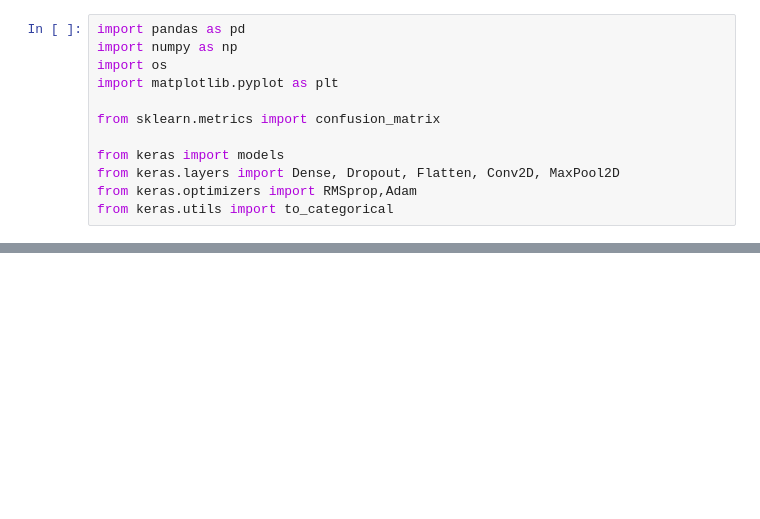
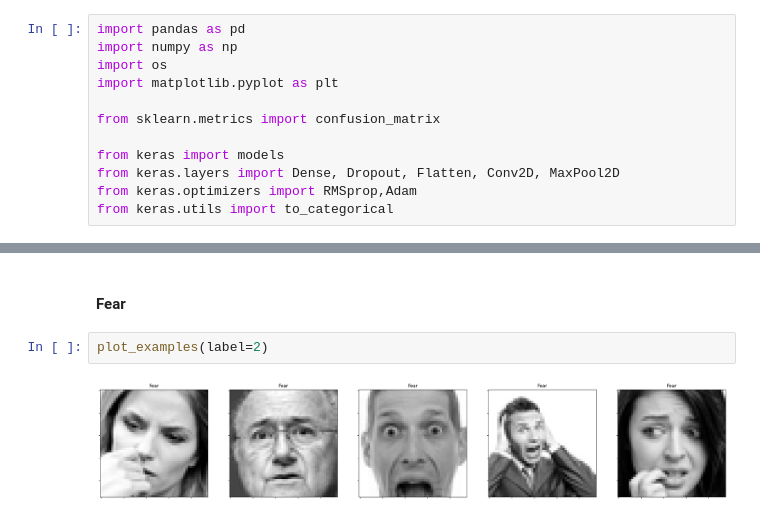
Before and after one commit to unclethien/Facial-Expression-Recognition, a Jupyter notebook: Facial Expression Recognition.ipynb, the cells around one changed output, grey strips where cells are left out. Saved outputs shown, nothing was run; the diff lists cells and outputs as text; blank space fills up the shorter version.

```diff
--- a/Facial Expression Recognition.ipynb
+++ b/Facial Expression Recognition.ipynb
@@ -39,0 +120,6 @@ OSError: [WinError 123] The filename, directory name, or volume label syntax is
+# %% [markdown]
+#### Fear
+# %%
+plot_examples(label=2)
+# %% [output]
+[figure, added]
```
Also changed, not shown: parts of 57 cells of this notebook.
